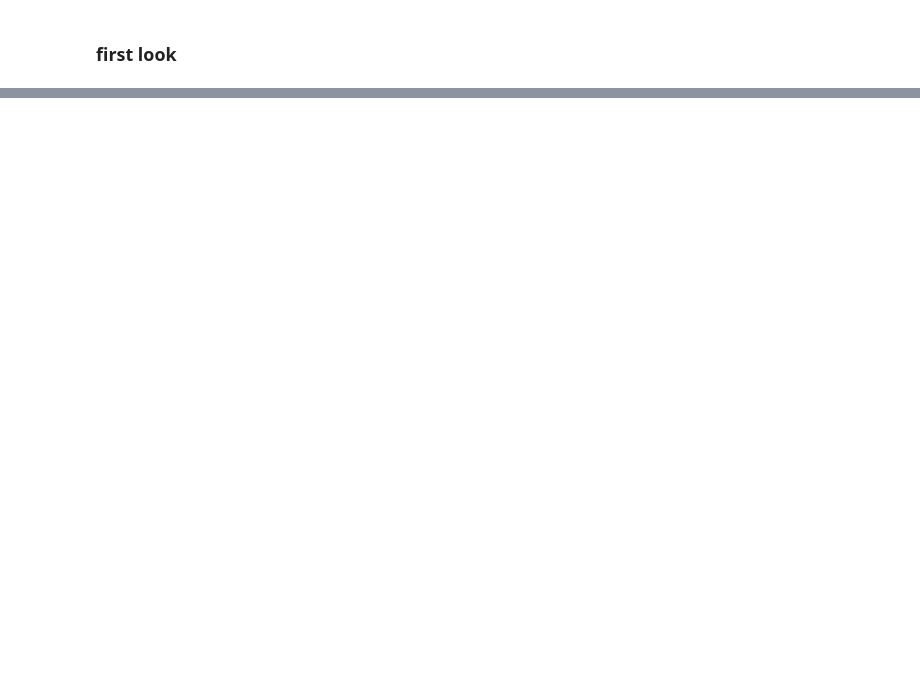
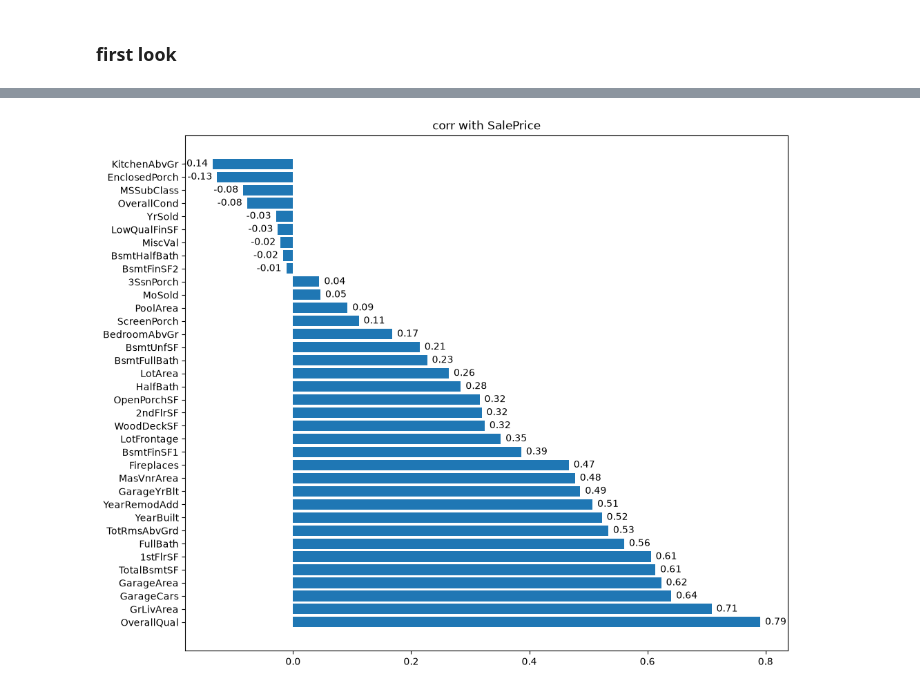
Before and after one commit to EgorK19/fp_houses, a Jupyter notebook: notebooks/1.0_eda.ipynb, the cells around one changed output, grey strips where cells are left out. Cells and saved outputs as stored; diff of their text form; code cells hidden in the pictures; blank space fills up the shorter version.

```diff
--- a/notebooks/1.0_eda.ipynb
+++ b/notebooks/1.0_eda.ipynb
@@ -28,0 +299,4 @@ df_test = pd.read_csv(test_path)
+# %%
+df_temp = df_train.select_dtypes(include=["int", "float"]).drop(columns="Id")
+corr_series = df_temp.corr()["SalePrice"].drop("SalePrice").sort_values(ascending=False)
+corr_series
@@ -28,0 +321,11 @@ df_test = pd.read_csv(test_path)
+# %%
+fig, ax = plt.subplots(figsize=(10, 8), layout="constrained")
+
+ax.barh(corr_series.index, corr_series.values)  # type: ignore
+
+ax.set(title="corr with SalePrice")
+
+for container in ax.containers:
+    ax.bar_label(container, fmt="%.2f", padding=5)
+# %% [output]
+[figure, added]
```
Also changed, not shown: parts of 66 cells of this notebook, 16 other files.
